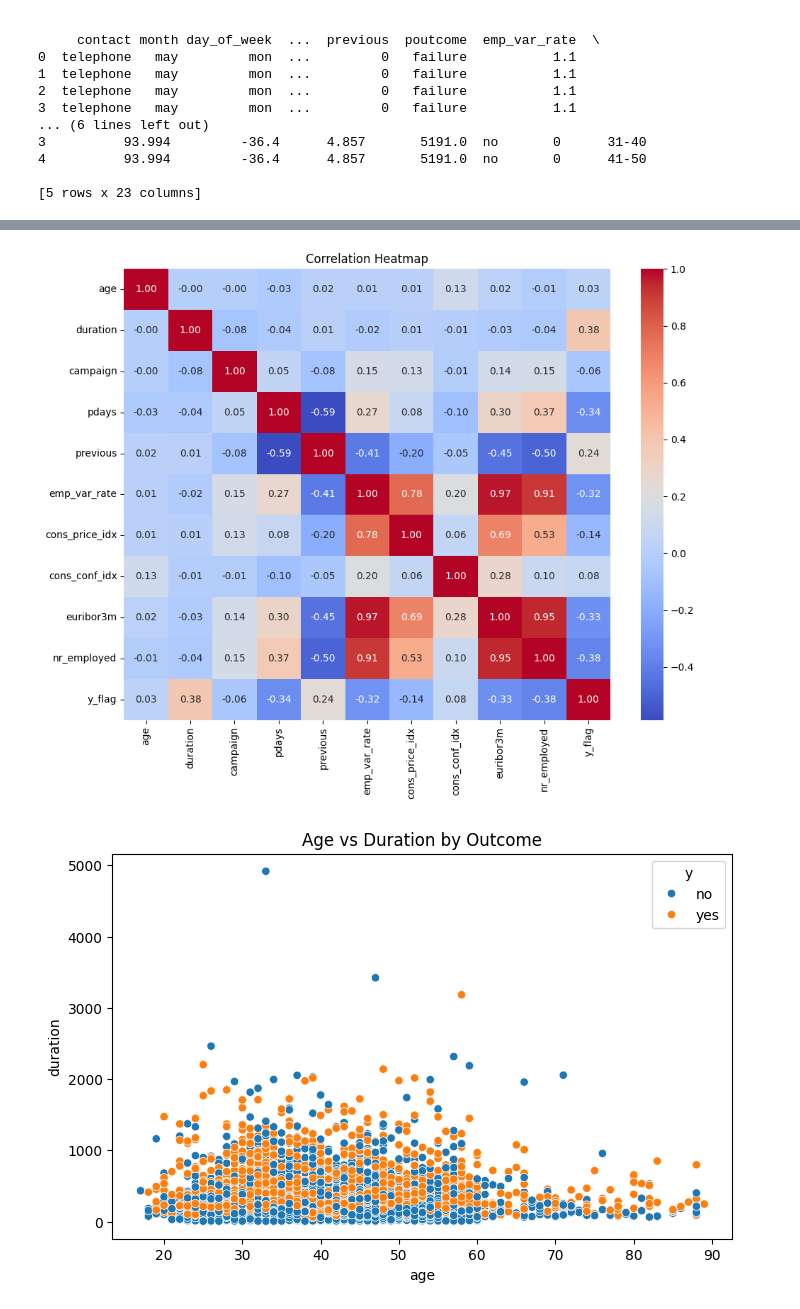
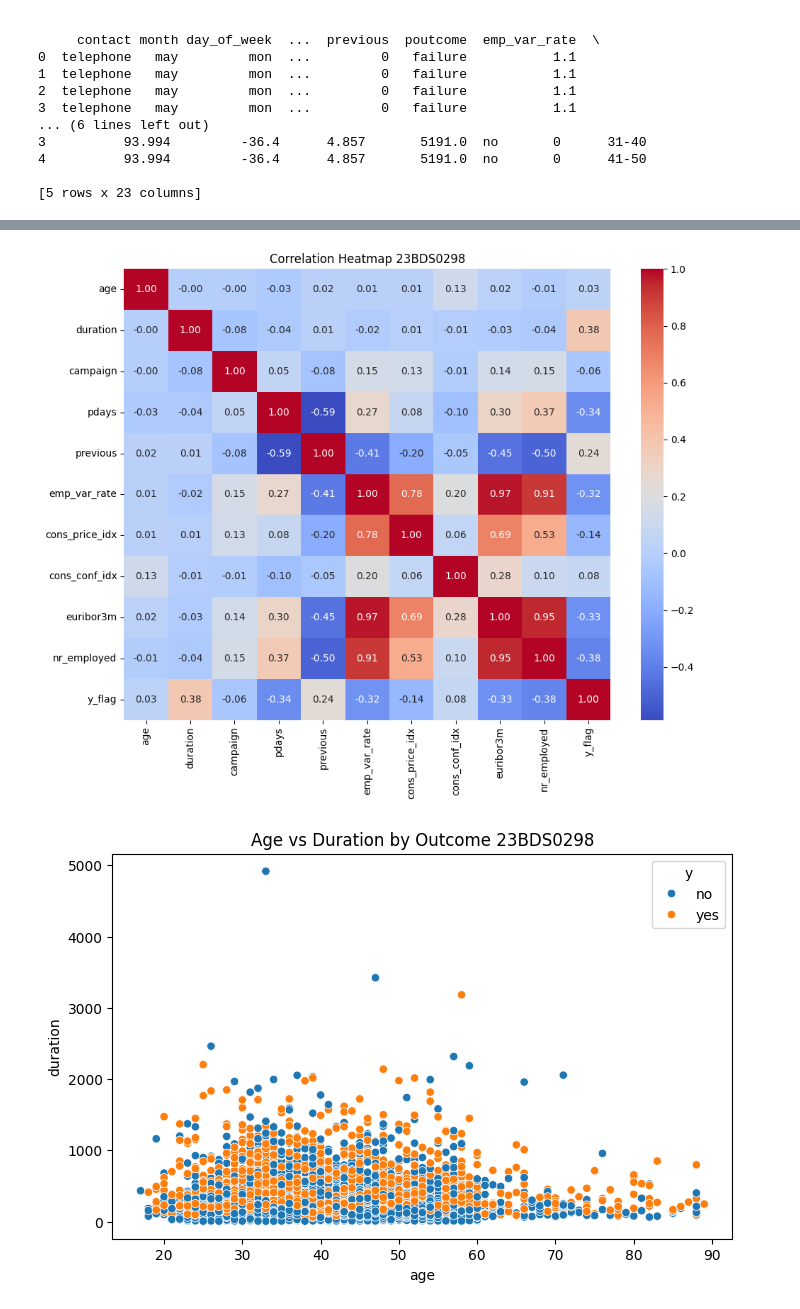
Before and after one commit to sadhaaa/sadhapaEDA, a Jupyter notebook: EDA_Phase1.ipynb, the cells around one changed output, grey strips where cells are left out. Drawn from its saved outputs; the diff is of its cells as text; code cells hidden in the pictures.

```diff
--- a/EDA_Phase1.ipynb
+++ b/EDA_Phase1.ipynb
@@ -175,27 +176,27 @@ plt.show()
 # %%
 # 8. Multivariate analysis
 plt.figure(figsize=(10, 8))
 numeric_df = df.select_dtypes(include=np.number)
 sns.heatmap(numeric_df.corr(), annot=True, fmt=".2f", cmap="coolwarm")
-plt.title("Correlation Heatmap")
+plt.title("Correlation Heatmap 23BDS0298")
 plt.tight_layout()
 plt.show()
 
 plt.figure(figsize=(8, 5))
 sns.scatterplot(x="age", y="duration", hue="y", data=df)
 print("\n")
-plt.title("Age vs Duration by Outcome")
+plt.title("Age vs Duration by Outcome 23BDS0298")
 plt.show()
 
 plt.figure(figsize=(8, 5))
 pivot = df.pivot_table(index="age_group", columns="marital", values="y_flag", aggfunc="mean")
 sns.heatmap(pivot, annot=True, cmap="YlGnBu")
 print("\n")
-plt.title("Subscription Rate by Age Group and Marital Status")
+plt.title("Subscription Rate by Age Group and Marital Status 23BDS0298")
 plt.tight_layout()
 plt.show()
 
 df.to_csv("bank_marketing_cleaned.csv", index=False)
 # %% [output]
-[figure, old version]
+[figure, new version]
-[figure, old version]
+[figure, new version]
```
Also changed, not shown: parts of 16 cells of this notebook.
